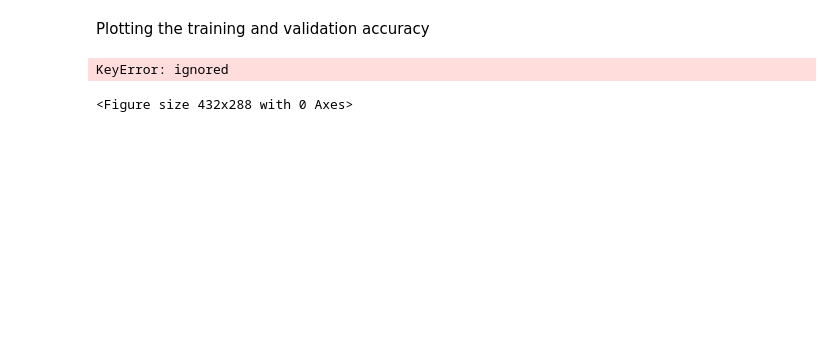
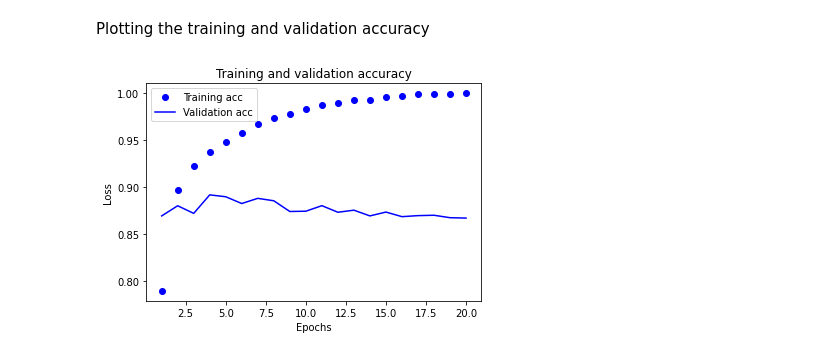
Before and after one commit to aadi-mishra/deepLearningProjects, a Jupyter notebook: BinaryClassifier.ipynb, the cells around one changed output. Cells and saved outputs as stored; diff of their text form; code cells hidden in the pictures; blank space fills up the shorter version.

```diff
--- a/BinaryClassifier.ipynb
+++ b/BinaryClassifier.ipynb
@@ -130,14 +116,12 @@ Plotting the training and validation accuracy
 # %%
 plt.clf()
 acc_values = history_dict['accuracy']
-val_acc_values = history_dict['val_acc']
 plt.plot(epochs, acc, 'bo', label='Training acc')
 plt.plot(epochs, val_acc, 'b', label='Validation acc')
 plt.title('Training and validation accuracy')
 plt.xlabel('Epochs')
 plt.ylabel('Loss')
 plt.legend()
 plt.show()
 # %% [output]
-KeyError: ignored
-<Figure size 432x288 with 0 Axes>
+[figure, added]
```
Also changed, not shown: parts of 11 cells of this notebook.
